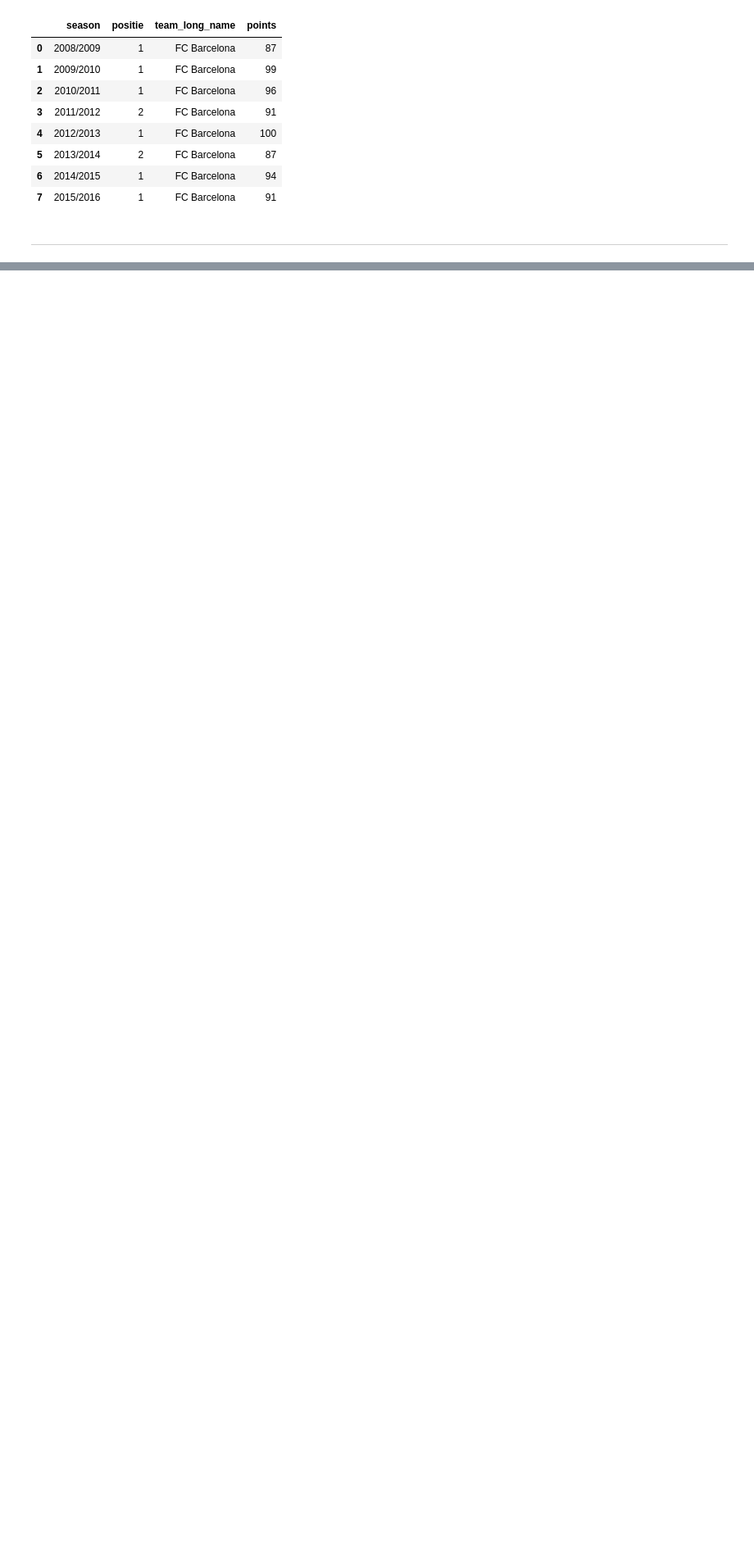
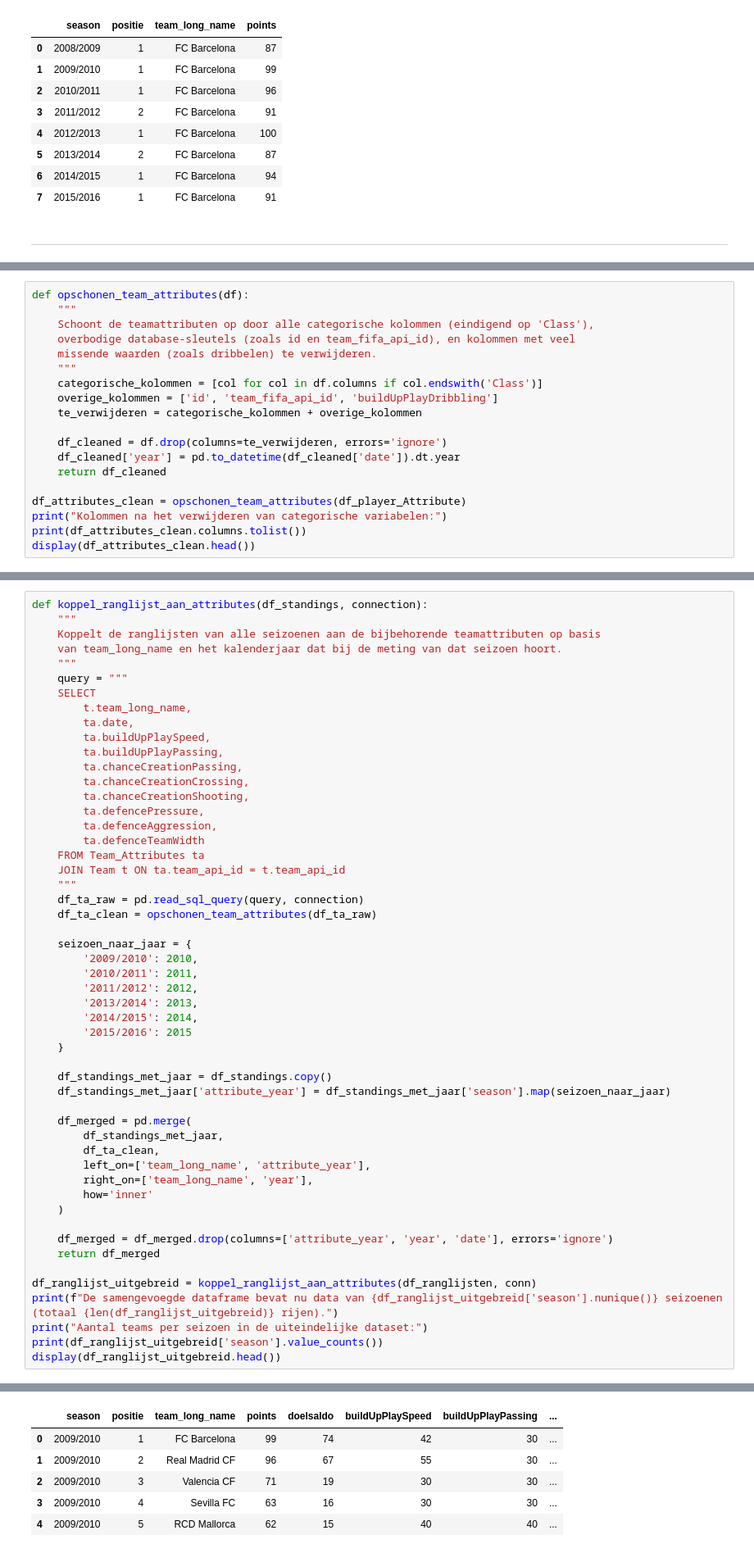
Before and after one commit to ShaliniBekaroe/Datalab_semester2_Groep1, a Jupyter notebook: notebook/data_mining_sprint3.ipynb, the cells around one changed output, grey strips where cells are left out. Shown at 82% size. Cells and saved outputs as stored; diff of their text form; blank space fills up the shorter version.

```diff
--- a/notebook/data_mining_sprint3.ipynb
+++ b/notebook/data_mining_sprint3.ipynb
@@ -290,0 +339,19 @@ Als we kijken naar de correlatiematrix en de regressie-analyse, vallen op basis
+# %%
+def opschonen_team_attributes(df):
+    """
+    Schoont de teamattributen op door alle categorische kolommen (eindigend op 'Class'),
+    overbodige database-sleutels (zoals id en team_fifa_api_id), en kolommen met veel
+    missende waarden (zoals dribbelen) te verwijderen.
+    """
+    categorische_kolommen = [col for col in df.columns if col.endswith('Class')]
+    overige_kolommen = ['id', 'team_fifa_api_id', 'buildUpPlayDribbling']
+    te_verwijderen = categorische_kolommen + overige_kolommen
+
+    df_cleaned = df.drop(columns=te_verwijderen, errors='ignore')
+    df_cleaned['year'] = pd.to_datetime(df_cleaned['date']).dt.year
+    return df_cleaned
+
+df_attributes_clean = opschonen_team_attributes(df_player_Attribute)
+print("Kolommen na het verwijderen van categorische variabelen:")
+print(df_attributes_clean.columns.tolist())
+display(df_attributes_clean.head())
@@ -290,0 +384,53 @@ Als we kijken naar de correlatiematrix en de regressie-analyse, vallen op basis
+# %%
+def koppel_ranglijst_aan_attributes(df_standings, connection):
+    """
+    Koppelt de ranglijsten van alle seizoenen aan de bijbehorende teamattributen op basis
+    van team_long_name en het kalenderjaar dat bij de meting van dat seizoen hoort.
+    """
+    query = """
+    SELECT
+        t.team_long_name,
+        ta.date,
+        ta.buildUpPlaySpeed,
+        ta.buildUpPlayPassing,
+        ta.chanceCreationPassing,
+        ta.chanceCreationCrossing,
+        ta.chanceCreationShooting,
+        ta.defencePressure,
+        ta.defenceAggression,
+        ta.defenceTeamWidth
+    FROM Team_Attributes ta
+    JOIN Team t ON ta.team_api_id = t.team_api_id
+    """
+    df_ta_raw = pd.read_sql_query(query, connection)
+    df_ta_clean = opschonen_team_attributes(df_ta_raw)
+
+    seizoen_naar_jaar = {
+        '2009/2010': 2010,
+        '2010/2011': 2011,
+        '2011/2012': 2012,
+        '2013/2014': 2013,
+        '2014/2015': 2014,
+        '2015/2016': 2015
+    }
+
+    df_standings_met_jaar = df_standings.copy()
+    df_standings_met_jaar['attribute_year'] = df_standings_met_jaar['season'].map(seizoen_naar_jaar)
+
+    df_merged = pd.merge(
+        df_standings_met_jaar,
+        df_ta_clean,
+        left_on=['team_long_name', 'attribute_year'],
+        right_on=['team_long_name', 'year'],
+        how='inner'
+    )
+
+    df_merged = df_merged.drop(columns=['attribute_year', 'year', 'date'], errors='ignore')
+    return df_merged
+
+df_ranglijst_uitgebreid = koppel_ranglijst_aan_attributes(df_ranglijsten, conn)
+print(f"De samengevoegde dataframe bevat nu data van {df_ranglijst_uitgebreid['season'].nunique()} seizoenen (totaal {len(df_ranglijst_uitgebreid)} rijen).")
+print("Aantal teams per seizoen in de uiteindelijke dataset:")
+print(df_ranglijst_uitgebreid['season'].value_counts())
+display(df_ranglijst_uitgebreid.head())
+# %% [output]
@@ -290,0 +447,6 @@ Als we kijken naar de correlatiematrix en de regressie-analyse, vallen op basis
+|  | season | positie | team_long_name | points | doelsaldo | buildUpPlaySpeed | buildUpPlayPassing | ... |
+| 0 | 2009/2010 | 1 | FC Barcelona | 99 | 74 | 42 | 30 | ... |
+| 1 | 2009/2010 | 2 | Real Madrid CF | 96 | 67 | 55 | 30 | ... |
+| 2 | 2009/2010 | 3 | Valencia CF | 71 | 19 | 30 | 30 | ... |
+| 3 | 2009/2010 | 4 | Sevilla FC | 63 | 16 | 30 | 30 | ... |
+| 4 | 2009/2010 | 5 | RCD Mallorca | 62 | 15 | 40 | 40 | ... |
```
Also changed, not shown: parts of 27 cells of this notebook.
